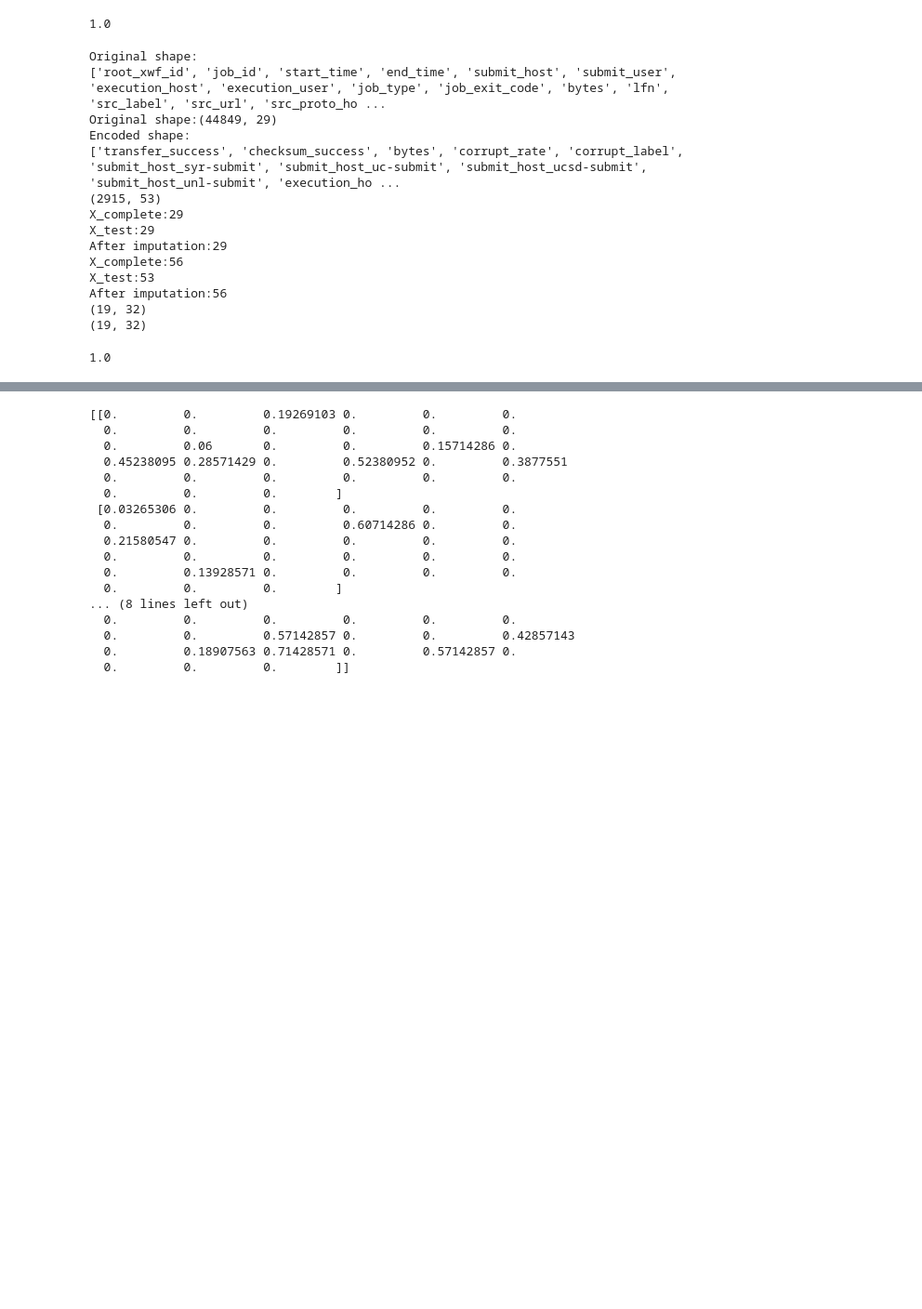
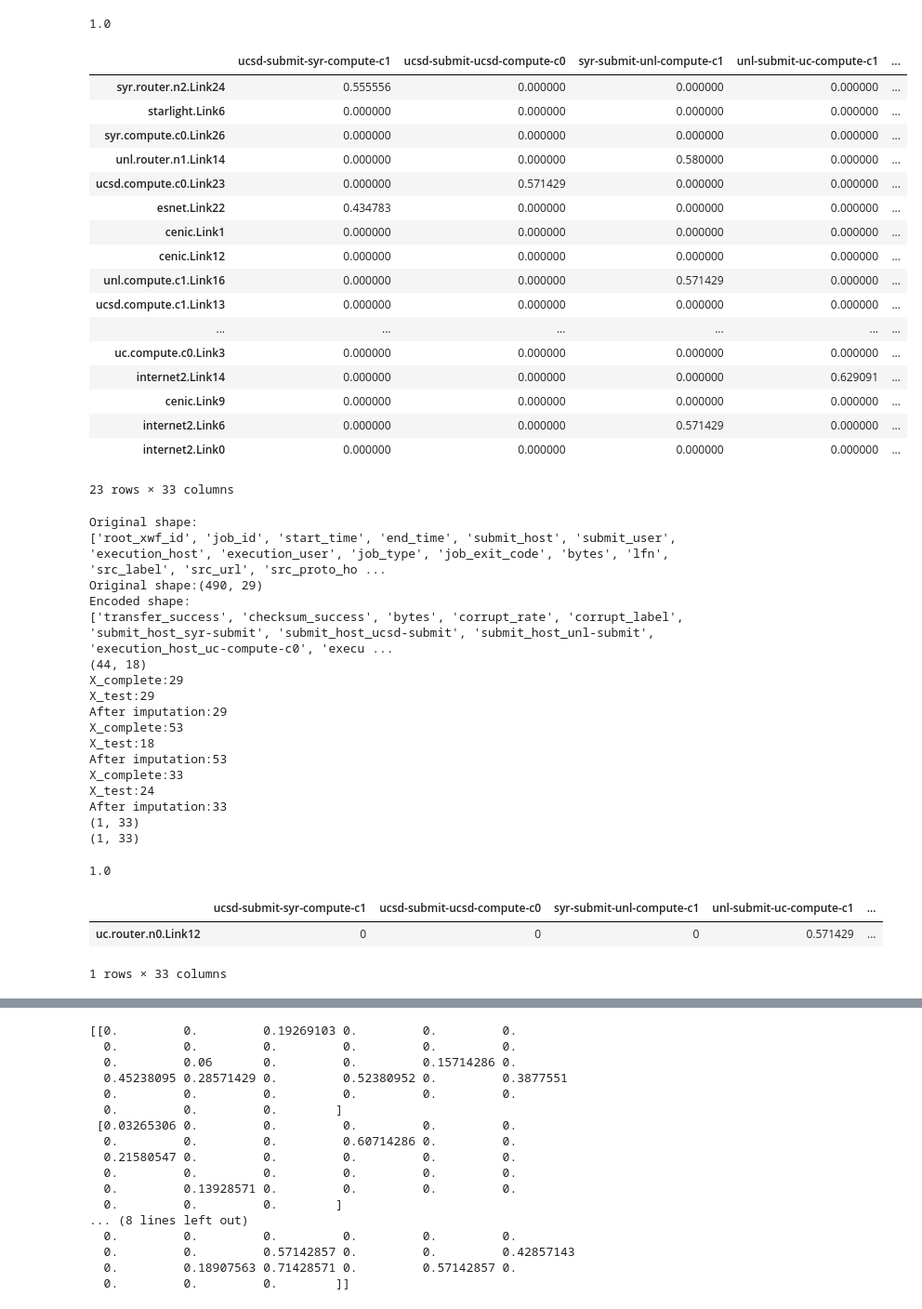
Before and after one commit to RENCI-NRIG/IRIS, a Jupyter notebook: analysis/workflow1.ipynb, the cells around one changed output, grey strips where cells are left out. Shown at 93% size. Cells and saved outputs as stored; diff of their text form; code cells hidden in the pictures; blank space fills up the shorter version.

```diff
--- a/analysis/workflow1.ipynb
+++ b/analysis/workflow1.ipynb
@@ -446,14 +465,41 @@ clf_prob.fit(X,y)
 clf_prob.score(X,y)
 # %% [output]
 1.0
+# %%
+df_prob
+# %% [output]
+|  | ucsd-submit-syr-compute-c1 | ucsd-submit-ucsd-compute-c0 | syr-submit-unl-compute-c1 | unl-submit-uc-compute-c1 | ... |
+| syr.router.n2.Link24 | 0.555556 | 0.000000 | 0.000000 | 0.000000 | ... |
+| starlight.Link6 | 0.000000 | 0.000000 | 0.000000 | 0.000000 | ... |
+| syr.compute.c0.Link26 | 0.000000 | 0.000000 | 0.000000 | 0.000000 | ... |
+| unl.router.n1.Link14 | 0.000000 | 0.000000 | 0.580000 | 0.000000 | ... |
+| ucsd.compute.c0.Link23 | 0.000000 | 0.571429 | 0.000000 | 0.000000 | ... |
+| esnet.Link22 | 0.434783 | 0.000000 | 0.000000 | 0.000000 | ... |
+| cenic.Link1 | 0.000000 | 0.000000 | 0.000000 | 0.000000 | ... |
+| cenic.Link12 | 0.000000 | 0.000000 | 0.000000 | 0.000000 | ... |
+| unl.compute.c1.Link16 | 0.000000 | 0.000000 | 0.571429 | 0.000000 | ... |
+| ucsd.compute.c1.Link13 | 0.000000 | 0.000000 | 0.000000 | 0.000000 | ... |
+| ... | ... | ... | ... | ... | ... |
+| uc.compute.c0.Link3 | 0.000000 | 0.000000 | 0.000000 | 0.000000 | ... |
+| internet2.Link14 | 0.000000 | 0.000000 | 0.000000 | 0.629091 | ... |
+| cenic.Link9 | 0.000000 | 0.000000 | 0.000000 | 0.000000 | ... |
+| internet2.Link6 | 0.000000 | 0.000000 | 0.571429 | 0.000000 | ... |
+| internet2.Link0 | 0.000000 | 0.000000 | 0.000000 | 0.000000 | ... |
+23 rows × 33 columns
 # %%
 df_t_ori,df_t_dummy,X_t_complete, y_t_complete=file_process(test_file,True)
 df_t_ori = missing_feature(df_ori, df_t_ori)
 df_t_dummy = missing_feature(df_dummy, df_t_dummy)
 label_prob_dict_test=generate_prob_dict(df_t_ori,"corrupt_label")
 df_prob_test = pd.DataFrame.from_dict(label_prob_dict_test, orient='index')
+
+df_prob_test = missing_feature(df_prob, df_prob_test)
+
 df_prob_test = df_prob_test.fillna(0)
-df_prob_test = df_prob[(df_prob_test.T !=0).any()] #drop rows with all zeros: no corruption labels
+#df_prob_test = df_prob[(df_prob_test.T !=0).any()] #drop rows with all zeros: no corruption labels
+
+df_prob,df_prob_test = df_prob.align(df_prob_test, join='inner', axis=1)
+
 X_t=df_prob_test.to_numpy()
 print(X_t.shape)
 X_t=np.nan_to_num(X_t)
@@ -464,16 +510,25 @@ clf_prob.score(X_t,y_t)
 # %% [output]
 Original shape:
 ['root_xwf_id', 'job_id', 'start_time', 'end_time', 'submit_host', 'submit_user', 'execution_host', 'execution_user', 'job_type', 'job_exit_code', 'bytes', 'lfn', 'src_label', 'src_url', 'src_proto_ho ...
-Original shape:(44849, 29)
+Original shape:(490, 29)
 Encoded shape:
-['transfer_success', 'checksum_success', 'bytes', 'corrupt_rate', 'corrupt_label', 'submit_host_syr-submit', 'submit_host_uc-submit', 'submit_host_ucsd-submit', 'submit_host_unl-submit', 'execution_ho ...
-(2915, 53)
+['transfer_success', 'checksum_success', 'bytes', 'corrupt_rate', 'corrupt_label', 'submit_host_syr-submit', 'submit_host_ucsd-submit', 'submit_host_unl-submit', 'execution_host_uc-compute-c0', 'execu ...
+(44, 18)
 X_complete:29
 X_test:29
 After imputation:29
-X_complete:56
-X_test:53
-After imputation:56
-(19, 32)
-(19, 32)
+X_complete:53
+X_test:18
+After imputation:53
+X_complete:33
+X_test:24
+After imputation:33
+(1, 33)
+(1, 33)
 1.0
+# %%
+df_prob_test
+# %% [output]
+|  | ucsd-submit-syr-compute-c1 | ucsd-submit-ucsd-compute-c0 | syr-submit-unl-compute-c1 | unl-submit-uc-compute-c1 | ... |
+| uc.router.n0.Link12 | 0 | 0 | 0 | 0.571429 | ... |
+1 rows × 33 columns
```
Also changed, not shown: parts of 17 cells of this notebook.
